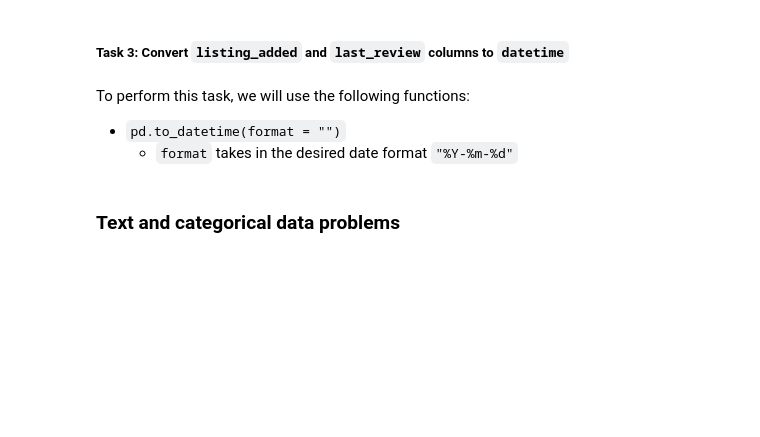
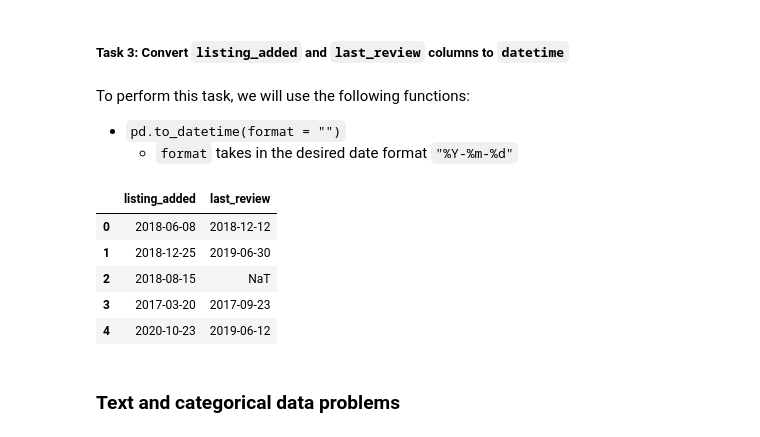
Before and after one commit to Szmytkos/Data_Analysis_Workshops, a Jupyter notebook: Kopia_notatnika_Cleaning_Data_in_Python_live_session.ipynb, the cells around one changed output. Saved outputs shown, nothing was run; the diff lists cells and outputs as text; code cells hidden in the pictures; blank space fills up the shorter version.

```diff
--- a/Kopia_notatnika_Cleaning_Data_in_Python_live_session.ipynb
+++ b/Kopia_notatnika_Cleaning_Data_in_Python_live_session.ipynb
@@ -284,6 +284,10 @@ To perform this task, we will use the following methods:
 - `.str.replace("","")` replaces one string in each row of a column with another
 - `.str.split("")` takes in a string and lets you split a column into two based on that string
 - `.astype()` lets you convert a column from one type to another
+# %%
+airbnb['coordinates'] = airbnb['coordinates'].str.replace("(", "").str.replace(")", "")
+# %%
+airbnb[["latitude", "longitude"]] = airbnb['coordinates'].str.split(",", expand = True).astype(float)
 # %% [markdown]
 ##### **Task 2:** Remove `$` from `price` and convert it to `float`
 # %% [markdown]
@@ -293,5 +297,6 @@ To perform this task, we will be using the following methods:
 - `.astype()`
 # %%
 # Calculate mean of price without conversion
+airbnb['price'] = airbnb['price'].str.replace("$", "").astype(float)
 airbnb['price'].mean()
 # %% [output]
@@ -316,7 +321,16 @@ To perform this task, we will use the following functions:
   - `format` takes in the desired date format `"%Y-%m-%d"`
 # %%
 # Print header of two columns
+airbnb['listing_added'] = pd.to_datetime(airbnb['listing_added'], format = "%Y-%m-%d")
+airbnb['last_review'] = pd.to_datetime(airbnb['last_review'], format = "%Y-%m-%d")
 airbnb[['listing_added', 'last_review']].head()
+# %% [output]
+|  | listing_added | last_review |
+| 0 | 2018-06-08 | 2018-12-12 |
+| 1 | 2018-12-25 | 2019-06-30 |
+| 2 | 2018-08-15 | NaT |
+| 3 | 2017-03-20 | 2017-09-23 |
+| 4 | 2020-10-23 | 2019-06-12 |
 # %% [markdown]
 ### Text and categorical data problems
 # %% [markdown]
```
Also changed, not shown: parts of 1 cell of this notebook.
